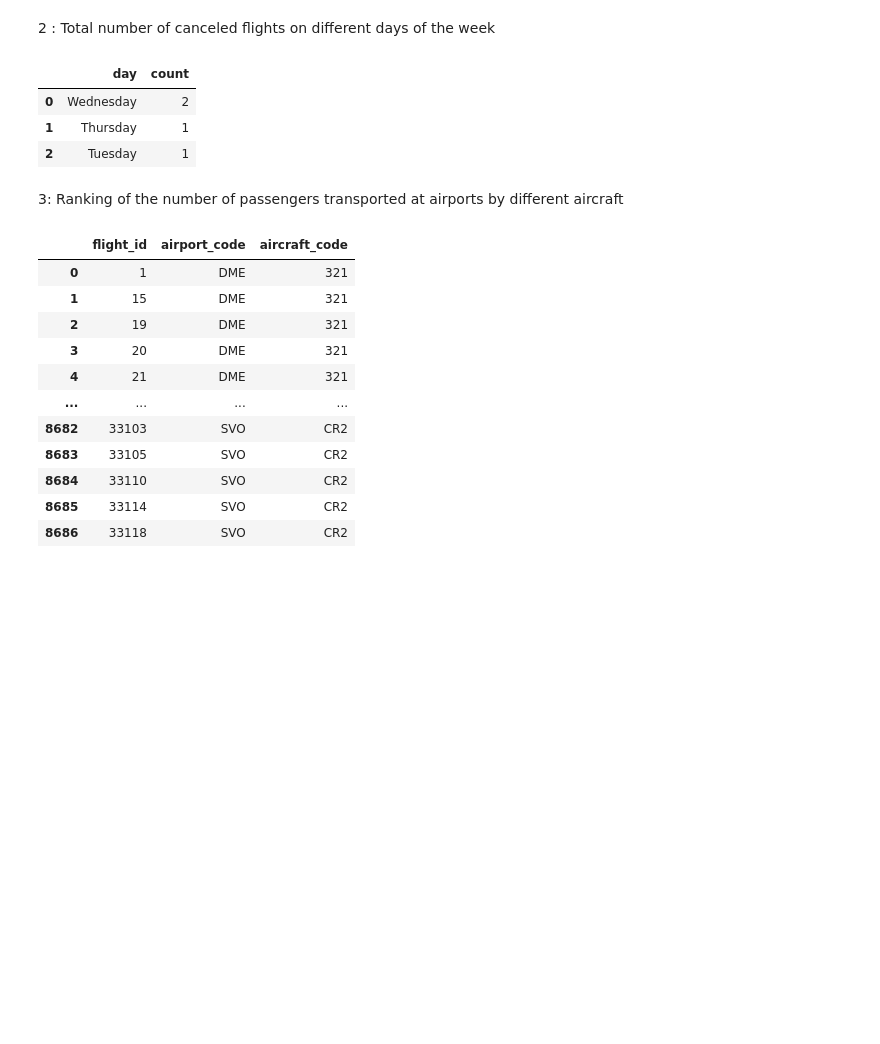
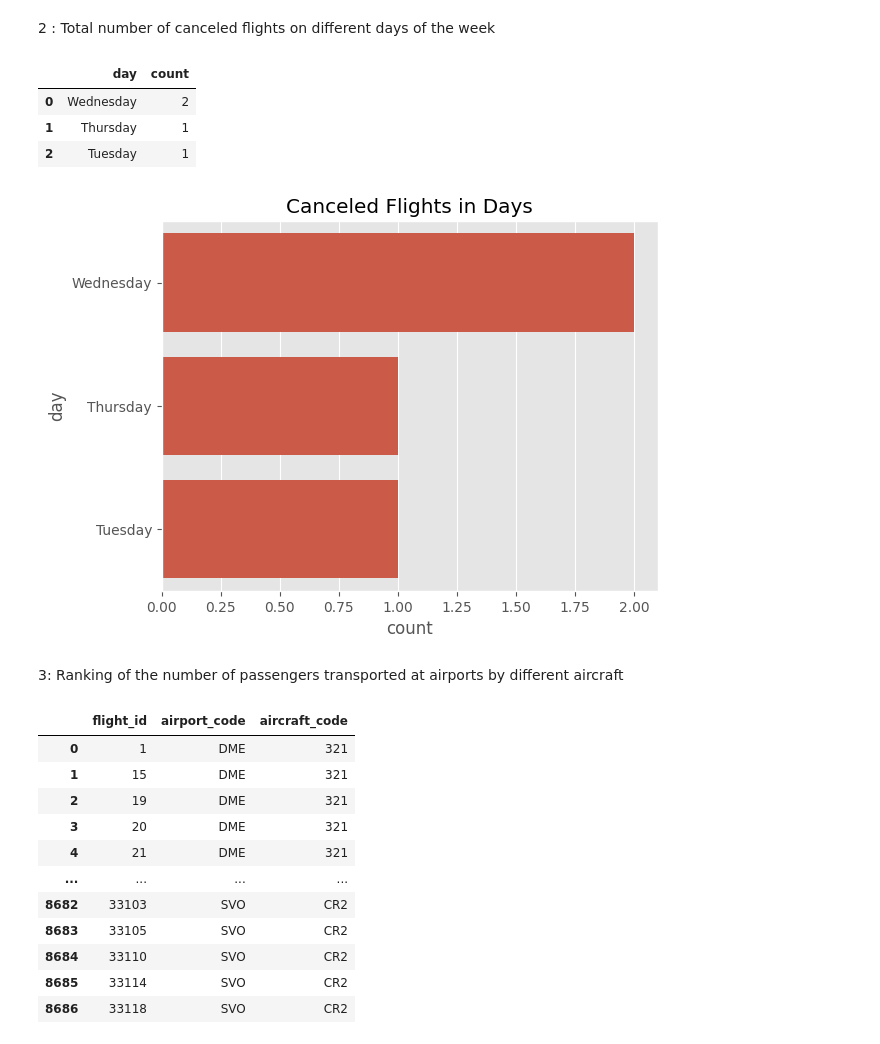
Before and after one commit to mohadesekohansal/data_analysis, a Jupyter notebook: Russian_Air/travel.ipynb, the cells around one changed output. Drawn from its saved outputs; the diff is of its cells as text; code cells hidden in the pictures; blank space fills up the shorter version.

```diff
--- a/Russian_Air/travel.ipynb
+++ b/Russian_Air/travel.ipynb
@@ -73,13 +84,18 @@ output = conn.execute(query).fetchall()
 df2 = pd.DataFrame(output)
 df2.scheduled_departure = pd.to_datetime(df2.scheduled_departure).dt.day_name()
 # %%
-df2.groupby("scheduled_departure").count()["status"].to_frame().reset_index().sort_values(by=["status","scheduled_departure"],ascending=[False,True])\
+df2 = df2.groupby("scheduled_departure").count()["status"].to_frame().reset_index().sort_values(by=["status","scheduled_departure"],ascending=[False,True])\
     .rename(columns={"scheduled_departure": "day","status": "count"}).reset_index(drop=True)
+df2
 # %% [output]
 |  | day | count |
 | 0 | Wednesday | 2 |
 | 1 | Thursday | 1 |
 | 2 | Tuesday | 1 |
+# %%
+sns.barplot(data= df2, x="count", y="day" ).set(title= "Canceled Flights in Days");
+# %% [output]
+[figure, added]
 # %% [markdown]
 3: Ranking of the number of passengers transported at airports by different aircraft
 # %%
```
Also changed, not shown: parts of 6 cells of this notebook.
